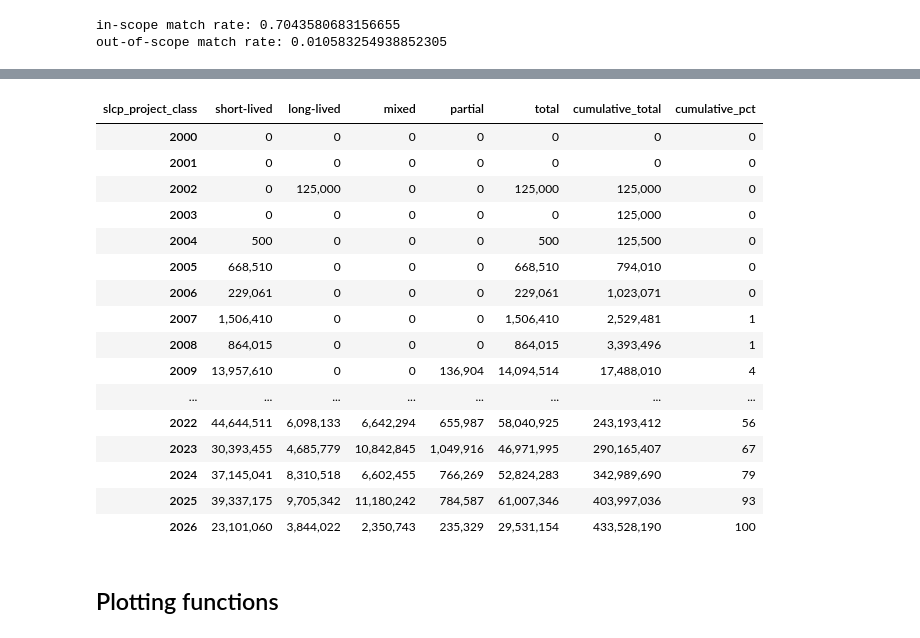
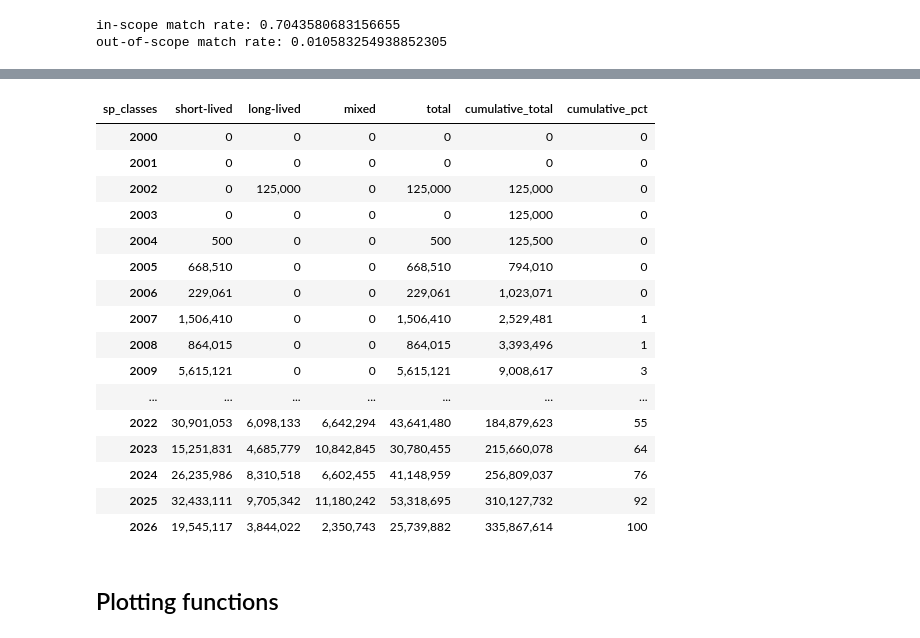
Before and after one commit to carbonplan/slcp-offsetting, a Jupyter notebook: notebooks/04-vcm-slcp-analysis.ipynb, the cells around one changed output, grey strips where cells are left out. Drawn from its saved outputs; the diff is of its cells as text; code cells hidden in the pictures.

Commit message:
Update VCM slcp analysis from Main

```diff
--- a/notebooks/04-vcm-slcp-analysis.ipynb
+++ b/notebooks/04-vcm-slcp-analysis.ipynb
@@ -320,0 +305,29 @@ display(no_protocol.groupby(no_protocol['type'].str.title())
+# %%
+spec = {
+    'Landfill Methane':         dict(gases=['CH4'], sp_class='short-lived', fossil_displacement=True),
+    'Biodigesters':             dict(gases=['CH4'], sp_class='short-lived', fossil_displacement=True),
+    'Manure Methane Digester':  dict(gases=['CH4', 'N2O'], sp_class='mixed', fossil_displacement=True),
+    'Rice Emission Reductions': dict(gases=['CH4'], sp_class='short-lived', fossil_displacement=False),
+    'Composting':               dict(gases=['CH4'], sp_class='short-lived', fossil_displacement=False),
+}
+
+missing = (vcm_df['n_protocols'] == 0)
+
+for ptype, vals in spec.items():
+    mask = vcm_df.index[missing & (vcm_df['type'] == ptype)]
+    if len(mask) == 0:
+        print(f'no null-protocol rows matched type {ptype!r} — check the string')
+        continue
+
+    vcm_df.loc[mask, 'gases']      = pd.Series([vals['gases']] * len(mask), index=mask)
+    vcm_df.loc[mask, 'sp_classes'] = pd.Series([[vals['sp_class']]] * len(mask), index=mask)
+    vcm_df.loc[mask, 'has_superpollutant']           = True
+    vcm_df.loc[mask, 'all_protocols_superpollutant'] = True
+    vcm_df.loc[mask, 'any_fossil_displacement']      = vals['fossil_displacement']
+    vcm_df.loc[mask, 'only_superpollutant']          = not vals['fossil_displacement']
+# %%
+# change superpollutant class labels back into strings rather than lists
+
+print(vcm_df['sp_classes'].astype(str).value_counts())
+vcm_df['sp_classes'] = vcm_df['sp_classes'].map(lambda v: v[0] if isinstance(v, list) and len(v) == 1 else None)
+print(vcm_df['sp_classes'].value_counts(dropna=False))
@@ -389,0 +367,7 @@ summary.round(2)
+# %%
+# define subsets of interest for ease of reference
+# "only superpollutant" is a conservative estimate that certaintly undercounts superpollutant crediting
+# "has superpollutant" is a less conservative estimate
+
+only_sp = vcm_df['only_superpollutant']
+has_sp  = vcm_df['has_superpollutant']
@@ -466,27 +471,27 @@ plt.show()
 # %%
-tbl = issued_ts.copy()
+tbl = only_ts.copy()
 tbl['total'] = tbl.sum(axis=1)
 tbl['cumulative_total'] = tbl['total'].cumsum()
 tbl['cumulative_pct'] = 100 * (tbl['cumulative_total'] / tbl['total'].sum())
 tbl.round(2)
 # %% [output]
-| slcp_project_class | short-lived | long-lived | mixed | partial | total | cumulative_total | cumulative_pct |
-| 2000 | 0 | 0 | 0 | 0 | 0 | 0 | 0 |
-| 2001 | 0 | 0 | 0 | 0 | 0 | 0 | 0 |
-| 2002 | 0 | 125,000 | 0 | 0 | 125,000 | 125,000 | 0 |
-| 2003 | 0 | 0 | 0 | 0 | 0 | 125,000 | 0 |
-| 2004 | 500 | 0 | 0 | 0 | 500 | 125,500 | 0 |
-| 2005 | 668,510 | 0 | 0 | 0 | 668,510 | 794,010 | 0 |
-| 2006 | 229,061 | 0 | 0 | 0 | 229,061 | 1,023,071 | 0 |
-| 2007 | 1,506,410 | 0 | 0 | 0 | 1,506,410 | 2,529,481 | 1 |
-| 2008 | 864,015 | 0 | 0 | 0 | 864,015 | 3,393,496 | 1 |
-| 2009 | 13,957,610 | 0 | 0 | 136,904 | 14,094,514 | 17,488,010 | 4 |
-| ... | ... | ... | ... | ... | ... | ... | ... |
-| 2022 | 44,644,511 | 6,098,133 | 6,642,294 | 655,987 | 58,040,925 | 243,193,412 | 56 |
-| 2023 | 30,393,455 | 4,685,779 | 10,842,845 | 1,049,916 | 46,971,995 | 290,165,407 | 67 |
-| 2024 | 37,145,041 | 8,310,518 | 6,602,455 | 766,269 | 52,824,283 | 342,989,690 | 79 |
-| 2025 | 39,337,175 | 9,705,342 | 11,180,242 | 784,587 | 61,007,346 | 403,997,036 | 93 |
-| 2026 | 23,101,060 | 3,844,022 | 2,350,743 | 235,329 | 29,531,154 | 433,528,190 | 100 |
+| sp_classes | short-lived | long-lived | mixed | total | cumulative_total | cumulative_pct |
+| 2000 | 0 | 0 | 0 | 0 | 0 | 0 |
+| 2001 | 0 | 0 | 0 | 0 | 0 | 0 |
+| 2002 | 0 | 125,000 | 0 | 125,000 | 125,000 | 0 |
+| 2003 | 0 | 0 | 0 | 0 | 125,000 | 0 |
+| 2004 | 500 | 0 | 0 | 500 | 125,500 | 0 |
+| 2005 | 668,510 | 0 | 0 | 668,510 | 794,010 | 0 |
+| 2006 | 229,061 | 0 | 0 | 229,061 | 1,023,071 | 0 |
+| 2007 | 1,506,410 | 0 | 0 | 1,506,410 | 2,529,481 | 1 |
+| 2008 | 864,015 | 0 | 0 | 864,015 | 3,393,496 | 1 |
+| 2009 | 5,615,121 | 0 | 0 | 5,615,121 | 9,008,617 | 3 |
+| ... | ... | ... | ... | ... | ... | ... |
+| 2022 | 30,901,053 | 6,098,133 | 6,642,294 | 43,641,480 | 184,879,623 | 55 |
+| 2023 | 15,251,831 | 4,685,779 | 10,842,845 | 30,780,455 | 215,660,078 | 64 |
+| 2024 | 26,235,986 | 8,310,518 | 6,602,455 | 41,148,959 | 256,809,037 | 76 |
+| 2025 | 32,433,111 | 9,705,342 | 11,180,242 | 53,318,695 | 310,127,732 | 92 |
+| 2026 | 19,545,117 | 3,844,022 | 2,350,743 | 25,739,882 | 335,867,614 | 100 |
 # %% [markdown]
 ## Plotting functions
 # %% [markdown]
```
Also changed, not shown: parts of 32 cells of this notebook, 3 other files.
